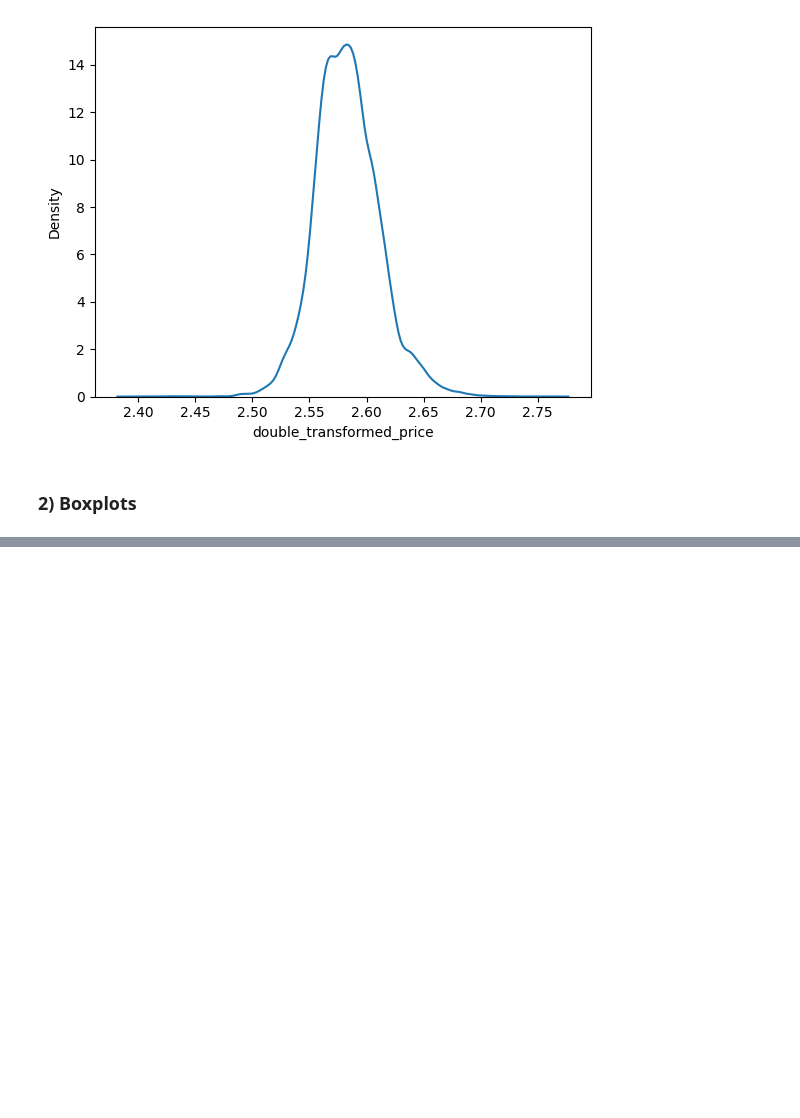
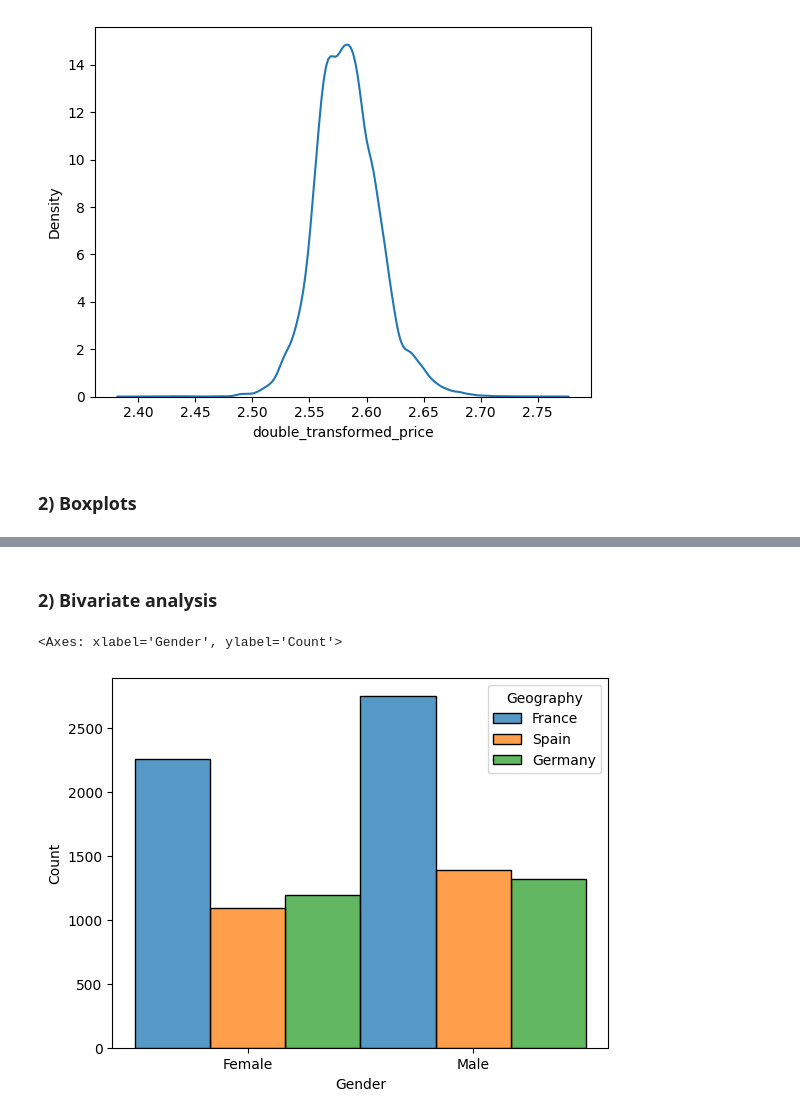
Before and after one commit to abrarshahok/Python-Practice, a Jupyter notebook: Data Analysis & Visualization/EDA/eda_practice.ipynb, the cells around one changed output, grey strips where cells are left out. Cells and saved outputs as stored; diff of their text form; code cells hidden in the pictures; blank space fills up the shorter version.

```diff
--- a/Data Analysis & Visualization/EDA/eda_practice.ipynb
+++ b/Data Analysis & Visualization/EDA/eda_practice.ipynb
@@ -596,0 +644,7 @@ sns.kdeplot(df.double_transformed_price)
+# %% [markdown]
+### 2) Bivariate analysis
+# %%
+sns.histplot(x='Gender', hue='Geography', data=new_data, stat='count', multiple='dodge')
+# %% [output]
+<Axes: xlabel='Gender', ylabel='Count'>
+[figure, added]
```
Also changed, not shown: parts of 38 cells of this notebook, 10 other files.
